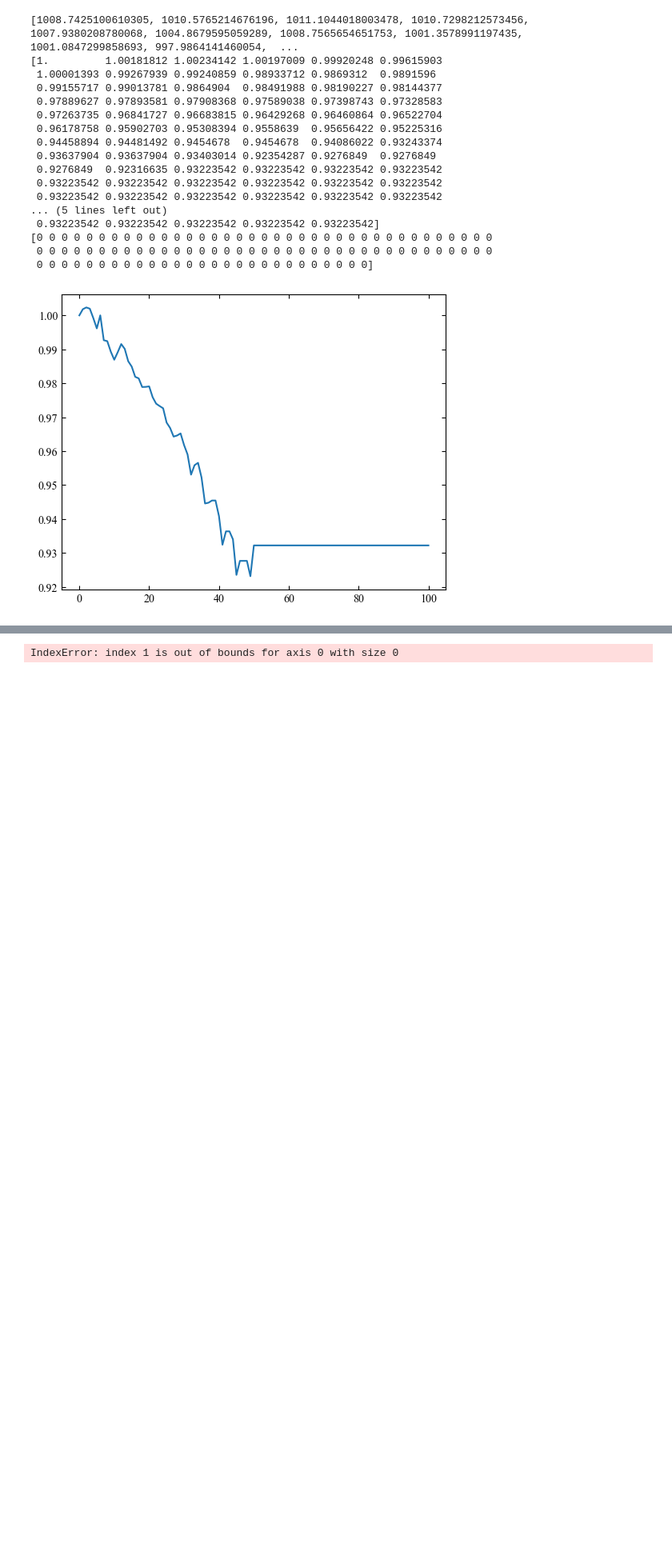
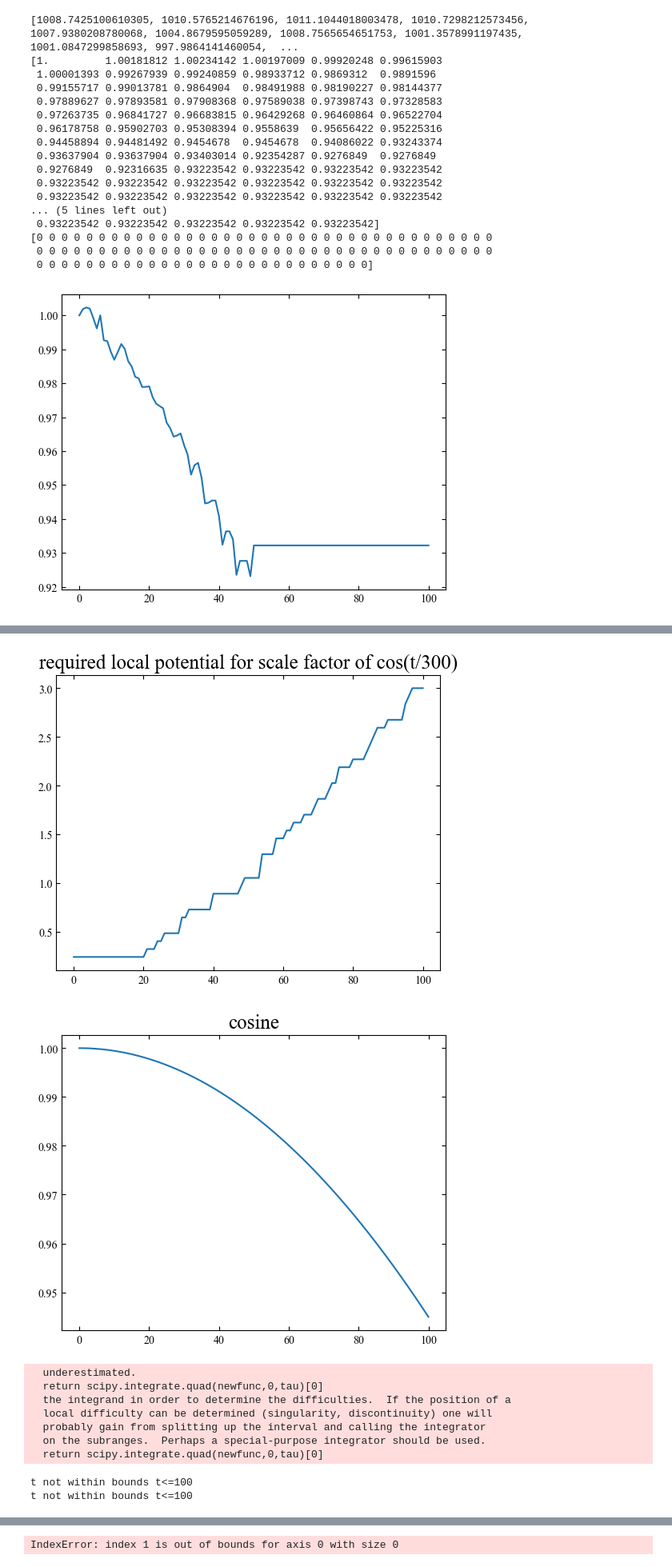
Before and after one commit to Quantum-Dynamics/edgecraft, a Jupyter notebook: PoC_copy.ipynb, the cells around one changed output, grey strips where cells are left out. Shown at 80% size. Drawn from its saved outputs; the diff is of its cells as text; code cells hidden in the pictures; blank space fills up the shorter version.

Commit message:
Added a function that lets us make any given scale factor .93<=a(tau)<=1. It's kinda squiggly though.

```diff
--- a/PoC_copy.ipynb
+++ b/PoC_copy.ipynb
@@ -807,0 +807,69 @@ t not within bounds t<=100
+# %%
+#code for finding the voltages for a specific a(tau)
+#Note: this only works if we start with the potential as listed above.
+
+precision =.005
+def find_local_potential(scale_factor:float)->np.ndarray:
+    local_potential=np.full_like(energy,0.0)
+    num=(np.where(np.logical_and(np.full_like(z,scale_factor-precision)<=z,np.full_like(z,scale_factor+precision)>=z))[0])
+    for time_step in range (0,num):
+        local_potential=apply_local_constant_potential(local_potential, E_gate_step, gate_indices)
+    return local_potential
+#If the gate_indices are fixed, then the only thing we're varying is the magnitude (E_gate_step*num)
+#scale factor is now an array of time values
+def find_local_potential_magnitude(scale_factor: np.ndarray)->np.ndarray:
+    ret=np.full_like(scale_factor,0.0)
+    for time_step in range(0,len(scale_factor)):
+        num=int(np.mean(np.where(np.logical_and(np.full_like(z,scale_factor[time_step]-precision)<=z,np.full_like(z,scale_factor[time_step]+precision)>=z)))+.5)
+        ret[time_step]=num*E_gate_step
+    return ret
+
+plt.plot(y,find_local_potential_magnitude(np.cos(y/300)))
+plt.title("required local potential for scale factor of cos(t/300)")
+plt.show()
+
+#checking that the algorith worked:
+plt.plot(y,np.cos(y/300))
+plt.title("cosine")
+plt.show()
+
+
+#resetting the energy (it was changed in the above animation)
+energy = np.zeros_like(space_matrix, dtype=float)
+energy = apply_QH_energy(energy, E_QH, bulk_indices)
+energy = apply_confinement_potential(energy, bulk_indices, boundary_indices, alpha)
+#Aren't we slowly turning these on? Shouldn't we wait to apply them? Idk, I'll leave them here.
+energy = apply_local_constant_potential(energy, U_etching1, etched1_indices)
+energy = apply_local_constant_potential(energy, U_etching2, etched2_indices)
+energy = apply_local_constant_potential(energy, U_etching3, etched3_indices)
+energy = apply_local_constant_potential(energy, U_etching4, etched4_indices)
+energy = apply_local_constant_potential(energy, U_etching5, etched5_indices)
+energy = apply_local_constant_potential(energy, U_etching6, etched6_indices)
+energy = apply_local_constant_potential(energy, U_etching7, etched7_indices)
+energy = apply_local_constant_potential(energy, U_etching8, etched8_indices)
+energy = apply_local_constant_potential(energy, U_etching9, etched9_indices)
+
+d0=calculate_edge_length(find_edge(energy,E_F,U_fluc,bulk))
+dt=[d0]
+apply_local_constant_potential_vectorized=np.vectorize(apply_local_constant_potential)
+for t in range (1,101):
+    energy = apply_local_constant_potential(energy, find_local_potential_magnitude([np.cos(t/300)])[0], gate_indices)
+    dt.append(calculate_edge_length(find_edge(energy,E_F,U_fluc,bulk)))
+    energy = apply_local_constant_potential(energy, -1*find_local_potential_magnitude([np.cos(t/300)])[0], gate_indices)
+
+
+plt.plot(y,vectorized_a_of_tau(y))
+plt.title("This algorithm trying to make a cosine")
+plt.show()
+# %% [output]
+[figure, added]
+[figure, added]
+  underestimated.
+  return scipy.integrate.quad(newfunc,0,tau)[0]
+  the integrand in order to determine the difficulties.  If the position of a
+  local difficulty can be determined (singularity, discontinuity) one will
+  probably gain from splitting up the interval and calling the integrator
+  on the subranges.  Perhaps a special-purpose integrator should be used.
+  return scipy.integrate.quad(newfunc,0,tau)[0]
+t not within bounds t<=100
+t not within bounds t<=100
```
Also changed, not shown: parts of 2 cells of this notebook.
